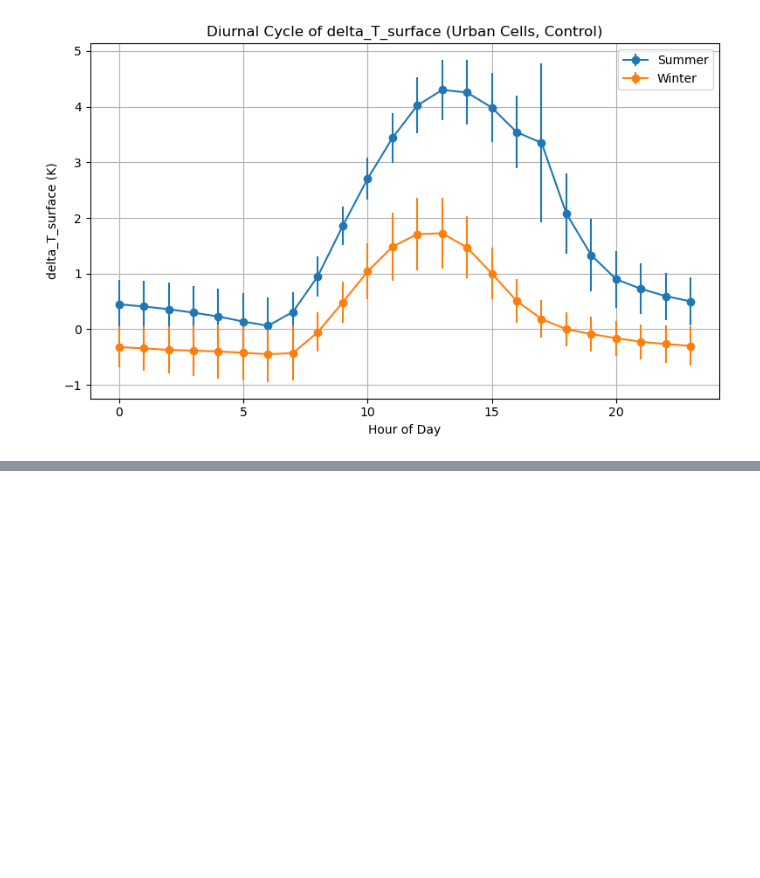
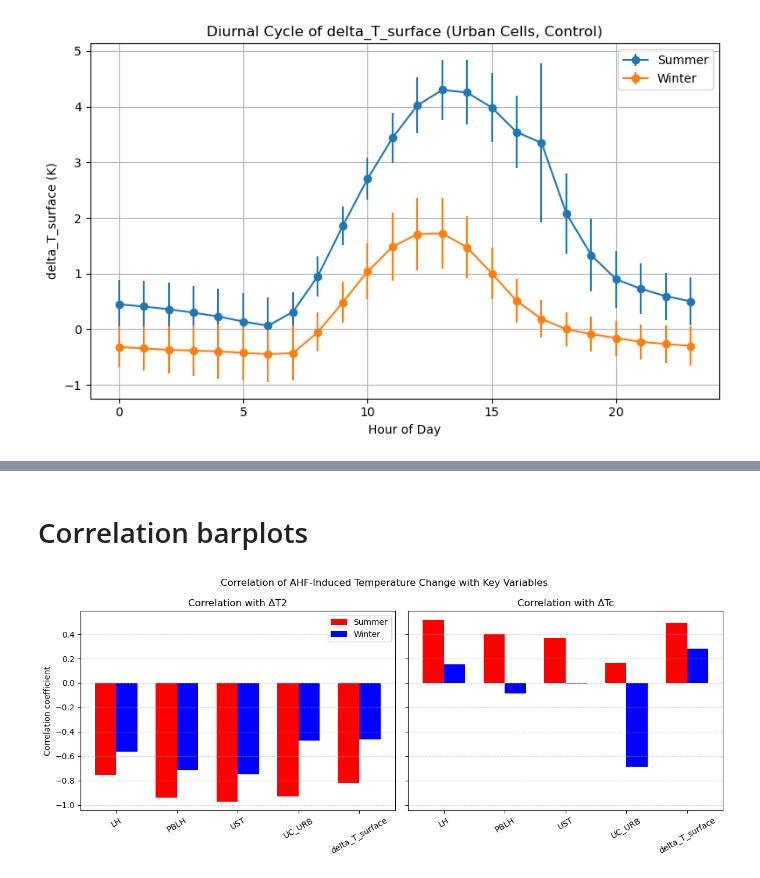
Before and after one commit to josephko91/ah-la-paper, a Jupyter notebook: notebooks/revision-air-temp-rca.ipynb, the cells around one changed output, grey strips where cells are left out. Saved outputs shown, nothing was run; the diff lists cells and outputs as text; code cells hidden in the pictures; blank space fills up the shorter version.

```diff
--- a/notebooks/revision-air-temp-rca.ipynb
+++ b/notebooks/revision-air-temp-rca.ipynb
@@ -402,0 +645,53 @@ plt.show()
+# %% [markdown]
+# Correlation barplots
+# %%
+# variables of interest
+vars_interest = ["LH", "PBLH", "UST", "UC_URB", "delta_T_surface"]
+
+def get_corr_series(df, target):
+    corr = df.drop(columns="hour").corr()
+    return corr.loc[vars_interest, target]
+
+# -----------------------------
+# Compute correlations
+# -----------------------------
+corr_T2_summer = get_corr_series(df_summer, "delta_T2")
+corr_T2_winter = get_corr_series(df_winter, "delta_T2")
+
+corr_Tc_summer = get_corr_series(df_summer, "delta_Tc")
+corr_Tc_winter = get_corr_series(df_winter, "delta_Tc")
+
+# -----------------------------
+# Plot
+# -----------------------------
+x = np.arange(len(vars_interest))
+width = 0.35
+
+fig, axes = plt.subplots(1, 2, figsize=(12,5), sharey=True)
+
+# ---- ΔT2 ----
+axes[0].bar(x - width/2, corr_T2_summer, width, label="Summer", color="red")
+axes[0].bar(x + width/2, corr_T2_winter, width, label="Winter", color="blue")
+
+axes[0].set_xticks(x)
+axes[0].set_xticklabels(vars_interest, rotation=30)
+axes[0].set_title("Correlation with ΔT2")
+axes[0].set_ylabel("Correlation coefficient")
+axes[0].grid(True, axis="y", linestyle="--", alpha=0.5)
+axes[0].legend()
+
+# ---- ΔTc ----
+axes[1].bar(x - width/2, corr_Tc_summer, width, label="Summer", color="red")
+axes[1].bar(x + width/2, corr_Tc_winter, width, label="Winter", color="blue")
+
+axes[1].set_xticks(x)
+axes[1].set_xticklabels(vars_interest, rotation=30)
+axes[1].set_title("Correlation with ΔTc")
+axes[1].grid(True, axis="y", linestyle="--", alpha=0.5)
+
+plt.suptitle("Correlation of AHF-Induced Temperature Change with Key Variables")
+
+plt.tight_layout()
+plt.show()
+# %% [output]
+[figure, added]
```
Also changed, not shown: parts of 15 cells of this notebook.
